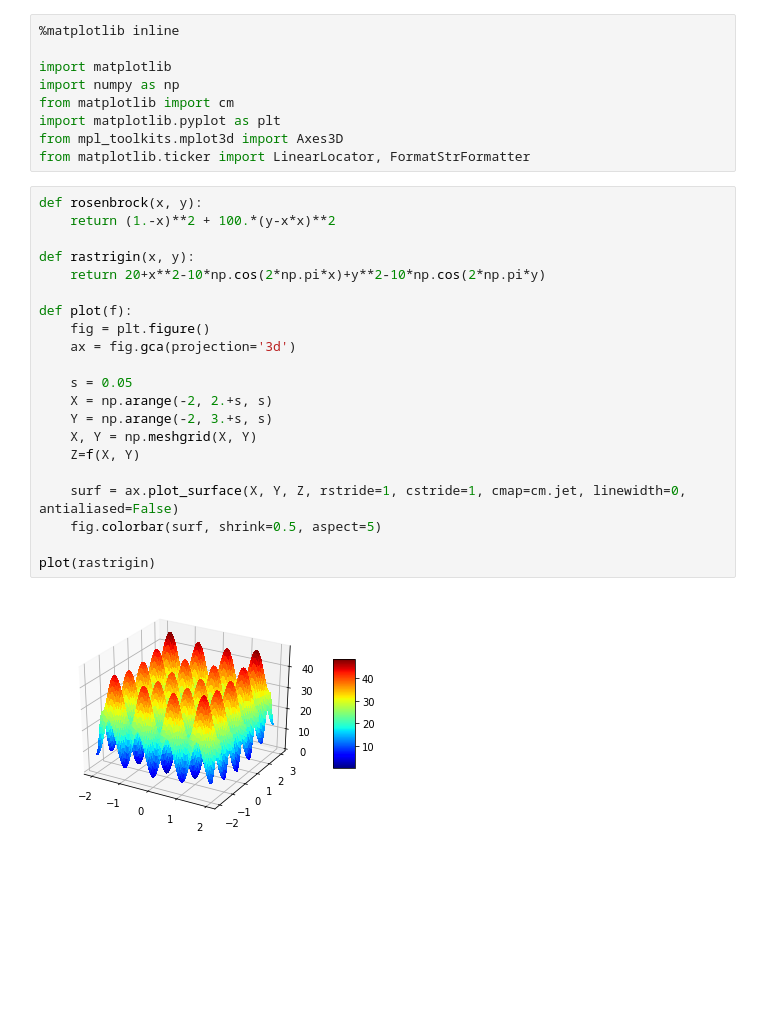
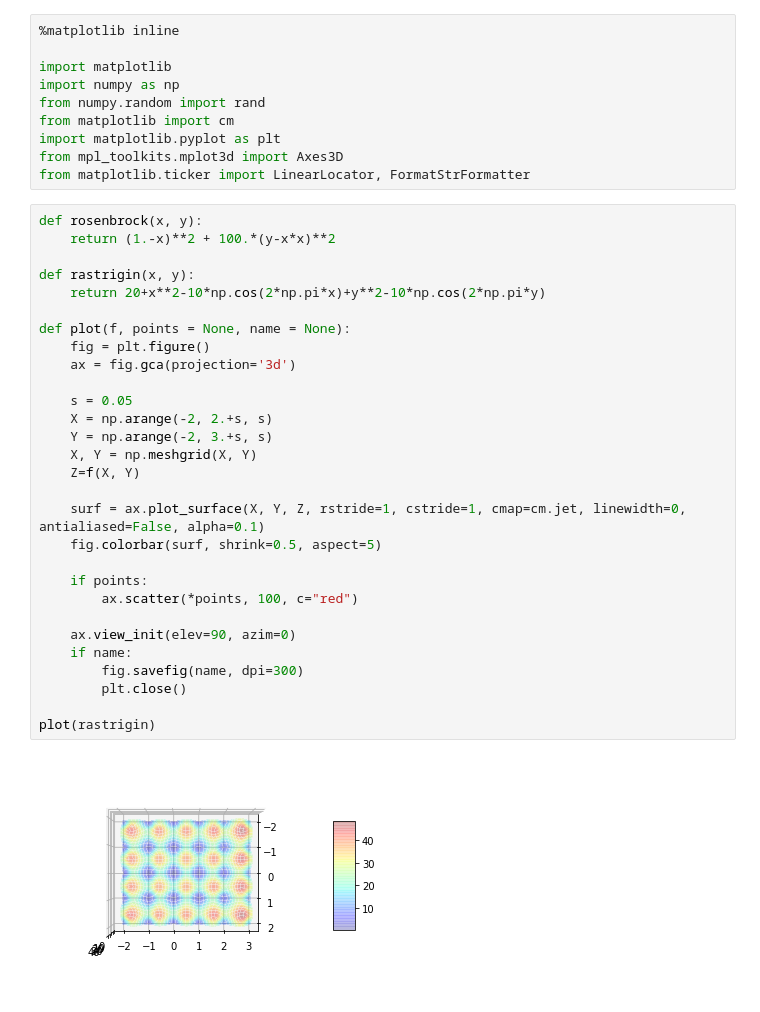
Before and after one commit to DeastinY/partial_swarm_optimization, a Jupyter notebook: Particle Swarm Optimization.ipynb, the cells around one changed output. Saved outputs shown, nothing was run; the diff lists cells and outputs as text; blank space fills up the shorter version.

```diff
--- a/Particle Swarm Optimization.ipynb
+++ b/Particle Swarm Optimization.ipynb
@@ -3,6 +3,7 @@
 
 import matplotlib
 import numpy as np
+from numpy.random import rand
 from matplotlib import cm
 import matplotlib.pyplot as plt
 from mpl_toolkits.mplot3d import Axes3D
@@ -10,26 +11,34 @@ from matplotlib.ticker import LinearLocator, FormatStrFormatter
 # %%
 def rosenbrock(x, y):
     return (1.-x)**2 + 100.*(y-x*x)**2
 
 def rastrigin(x, y):
     return 20+x**2-10*np.cos(2*np.pi*x)+y**2-10*np.cos(2*np.pi*y)
 
-def plot(f):
+def plot(f, points = None, name = None):
     fig = plt.figure()
     ax = fig.gca(projection='3d')
 
     s = 0.05
     X = np.arange(-2, 2.+s, s)
     Y = np.arange(-2, 3.+s, s)
     X, Y = np.meshgrid(X, Y)
     Z=f(X, Y)
 
-    surf = ax.plot_surface(X, Y, Z, rstride=1, cstride=1, cmap=cm.jet, linewidth=0, antialiased=False)
+    surf = ax.plot_surface(X, Y, Z, rstride=1, cstride=1, cmap=cm.jet, linewidth=0, antialiased=False, alpha=0.1)
     fig.colorbar(surf, shrink=0.5, aspect=5)
 
+    if points:
+        ax.scatter(*points, 100, c="red")
+
+    ax.view_init(elev=90, azim=0)
+    if name:
+        fig.savefig(name, dpi=300)
+        plt.close()
+
 plot(rastrigin)
 # %% [output]
-[figure, old version]
+[figure, new version]
 # %% [markdown]
 ### Parameters :
 a, b, c = learning constants between 0 and 1
```
Also changed, not shown: parts of 4 cells of this notebook, 11 other files.
